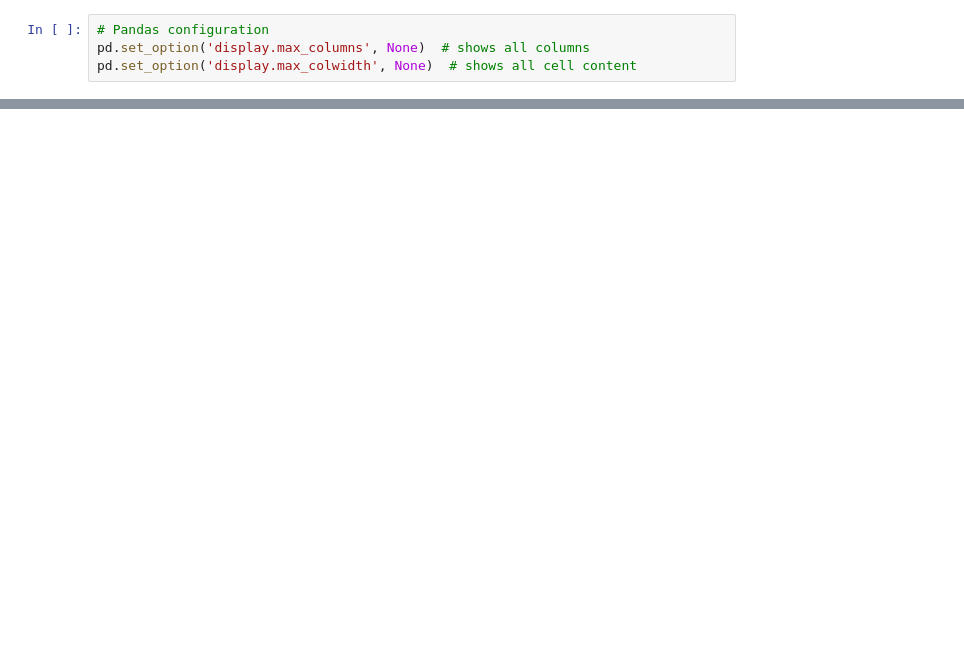
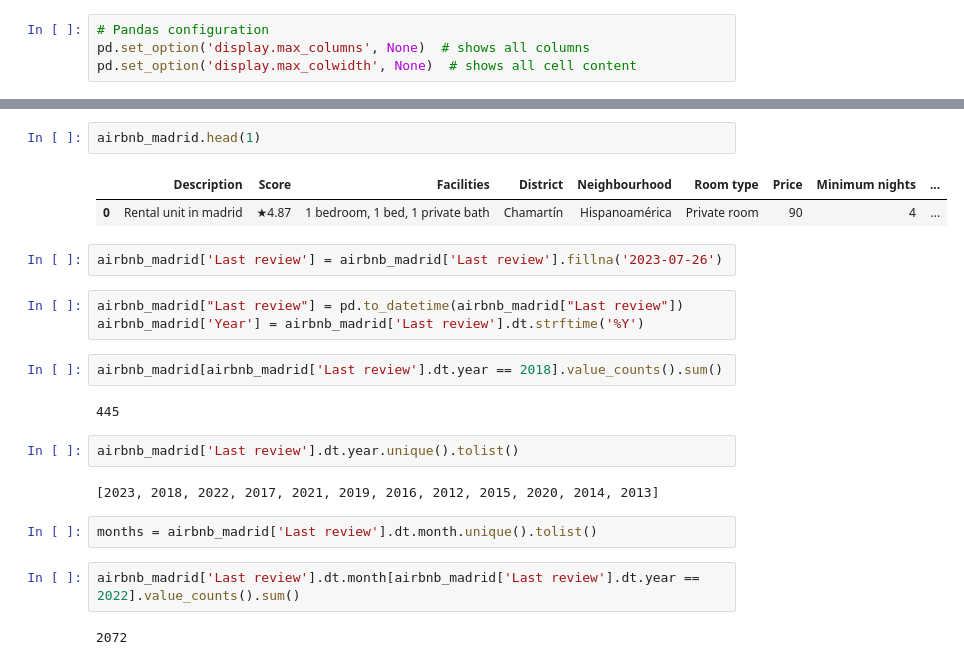
Before and after one commit to juanmolera/dashboard-project, a Jupyter notebook: notebooks/4-drafts.ipynb, the cells around one changed output, grey strips where cells are left out. Cells and saved outputs as stored; diff of their text form; blank space fills up the shorter version.

```diff
--- a/notebooks/4-drafts.ipynb
+++ b/notebooks/4-drafts.ipynb
@@ -80,0 +26,24 @@ ine_lisbon = pd.read_csv('../raw/ine-portugal/ine21_neighbourhood_lisbon.csv', d
+# %%
+airbnb_madrid.head(1)
+# %% [output]
+|  | Description | Score | Facilities | District | Neighbourhood | Room type | Price | Minimum nights | ... |
+| 0 | Rental unit in madrid | ★4.87 | 1 bedroom, 1 bed, 1 private bath | Chamartín | Hispanoamérica | Private room | 90 | 4 | ... |
+# %%
+airbnb_madrid['Last review'] = airbnb_madrid['Last review'].fillna('2023-07-26')
+# %%
+airbnb_madrid["Last review"] = pd.to_datetime(airbnb_madrid["Last review"])
+airbnb_madrid['Year'] = airbnb_madrid['Last review'].dt.strftime('%Y')
+# %%
+airbnb_madrid[airbnb_madrid['Last review'].dt.year == 2018].value_counts().sum()
+# %% [output]
+445
+# %%
+airbnb_madrid['Last review'].dt.year.unique().tolist()
+# %% [output]
+[2023, 2018, 2022, 2017, 2021, 2019, 2016, 2012, 2015, 2020, 2014, 2013]
+# %%
+months = airbnb_madrid['Last review'].dt.month.unique().tolist()
+# %%
+airbnb_madrid['Last review'].dt.month[airbnb_madrid['Last review'].dt.year == 2022].value_counts().sum()
+# %% [output]
+2072
```
Also changed, not shown: parts of 30 cells of this notebook, 9 other files.
